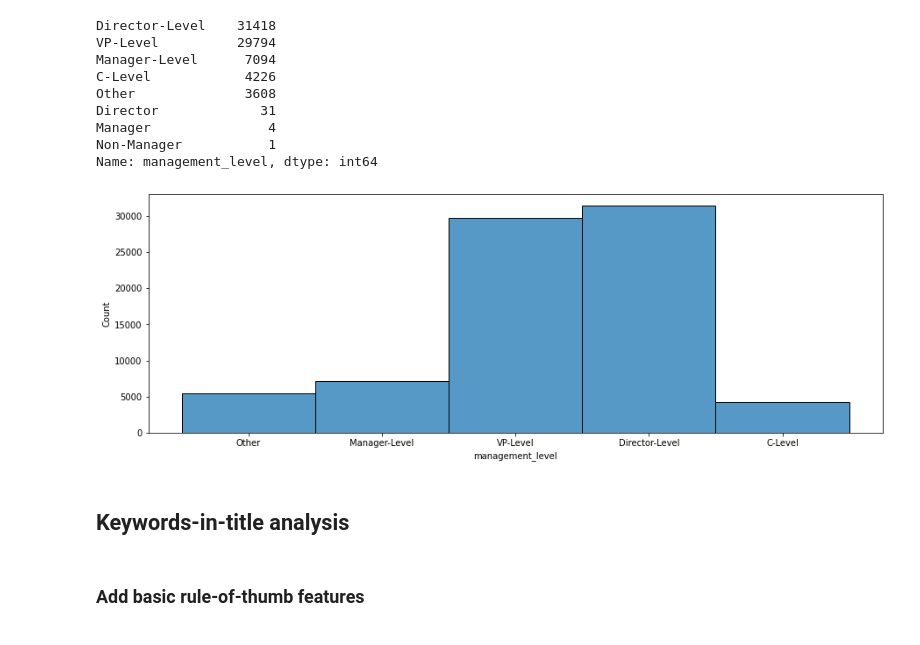
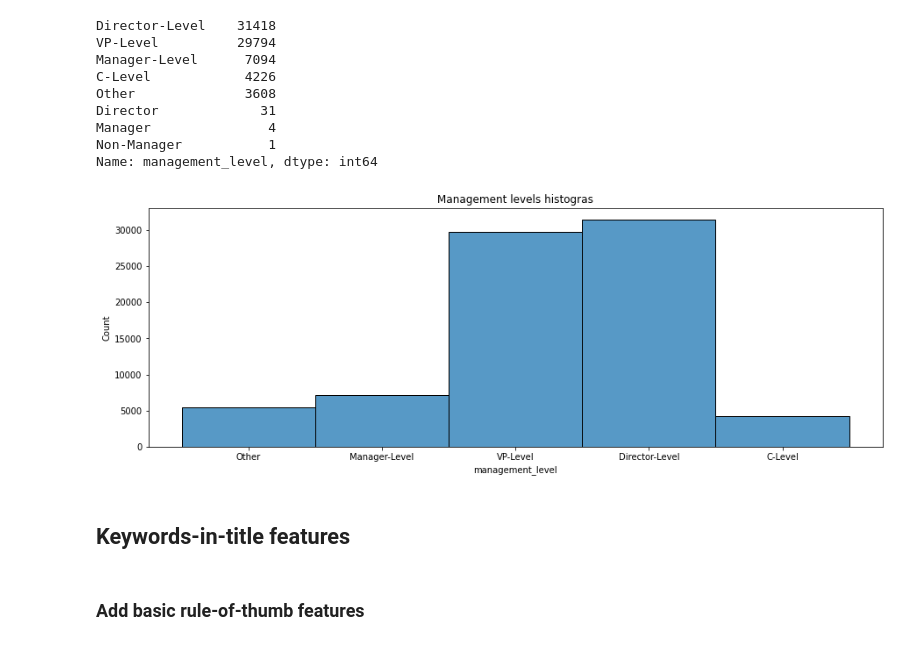
Before and after one commit to omerk1/seniority_prediction, a Jupyter notebook: notebooks/seniority_prediction.ipynb, the cells around one changed output. Drawn from its saved outputs; the diff is of its cells as text; code cells hidden in the pictures.

```diff
--- a/notebooks/EDA.ipynb
+++ b/notebooks/seniority_prediction.ipynb
@@ -100,11 +100,12 @@ df['title_filled'] = np.where(
 # %%
 fig, ax = plt.subplots(figsize=(15, 5))
 sns.histplot(df['management_level'], discrete=True, ax=ax)
+ax.set_title('Management levels histogras')
 plt.show()
 # %% [output]
-[figure, old version]
+[figure, new version]
 # %% [markdown]
-## Keywords-in-title analysis
+## Keywords-in-title features
 # %% [markdown]
 ### Add basic rule-of-thumb features
 # %%
```
Also changed, not shown: parts of 35 cells of this notebook.
